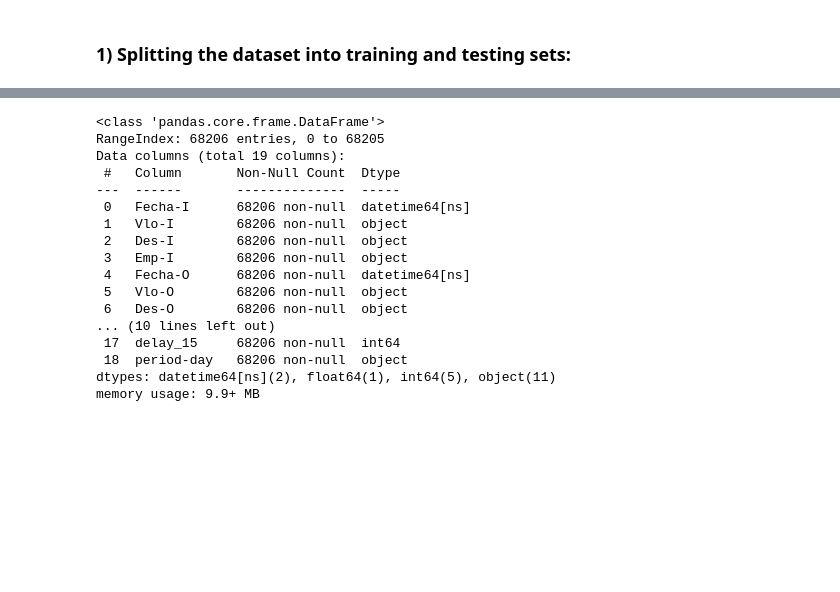
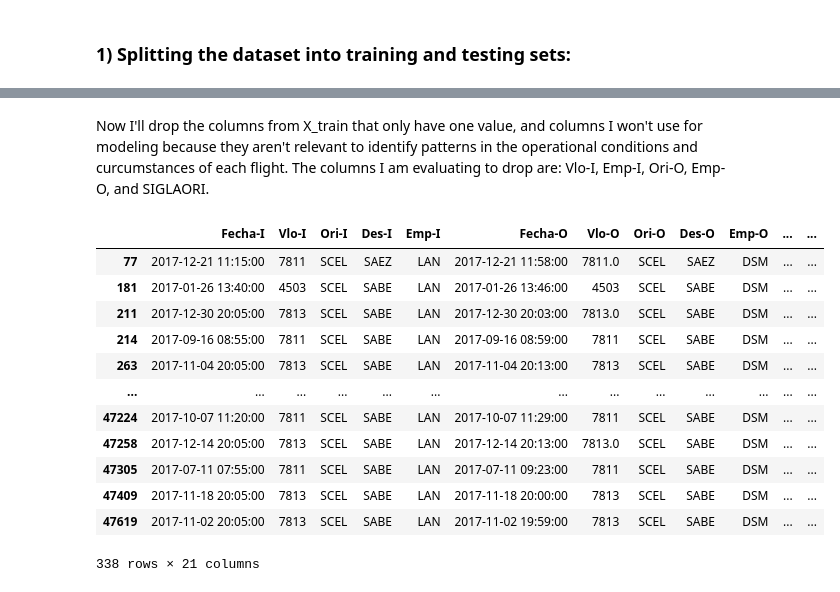
Before and after one commit to franejara/challenge-data-scientist, a Jupyter notebook: solution.ipynb, the cells around one changed output, grey strips where cells are left out. Cells and saved outputs as stored; diff of their text form; code cells hidden in the pictures; blank space fills up the shorter version.

```diff
--- a/solution.ipynb
+++ b/solution.ipynb
@@ -680,20 +602,0 @@ df.head()
-# %%
-df.info()
-# %% [output]
-<class 'pandas.core.frame.DataFrame'>
-RangeIndex: 68206 entries, 0 to 68205
-Data columns (total 19 columns):
- #   Column       Non-Null Count  Dtype
----  ------       --------------  -----
- 0   Fecha-I      68206 non-null  datetime64[ns]
- 1   Vlo-I        68206 non-null  object
- 2   Des-I        68206 non-null  object
- 3   Emp-I        68206 non-null  object
- 4   Fecha-O      68206 non-null  datetime64[ns]
- 5   Vlo-O        68206 non-null  object
- 6   Des-O        68206 non-null  object
-... (10 lines left out)
- 17  delay_15     68206 non-null  int64
- 18  period-day   68206 non-null  object
-dtypes: datetime64[ns](2), float64(1), int64(5), object(11)
-memory usage: 9.9+ MB
@@ -702,0 +603,19 @@ df.shape
+# %% [markdown]
+Now I'll drop the columns from X_train that only have one value, and columns I won't use for modeling because they aren't relevant to identify patterns in the operational conditions and curcumstances of each flight. The columns I am evaluating to drop are: Vlo-I, Emp-I, Ori-O, Emp-O, and SIGLAORI.
+# %%
+#Checking columns Emp-I and Emp-O  to decide if I will drop them. These columns show a code for the airline that operates the flight, and although most of the time it is the same code, there are sometimes that is not. So here I am checking how often the airline code changes between the scheduled and the operation. I want to see if they are enough to keep them:
+X_train_df[(X_train_df['Emp-I'] == 'LAN') & (X_train_df['Emp-O'] == 'DSM')]
+# %% [output]
+|  | Fecha-I | Vlo-I | Ori-I | Des-I | Emp-I | Fecha-O | Vlo-O | Ori-O | Des-O | Emp-O | ... | ... |
+| 77 | 2017-12-21 11:15:00 | 7811 | SCEL | SAEZ | LAN | 2017-12-21 11:58:00 | 7811.0 | SCEL | SAEZ | DSM | ... | ... |
+| 181 | 2017-01-26 13:40:00 | 4503 | SCEL | SABE | LAN | 2017-01-26 13:46:00 | 4503 | SCEL | SABE | DSM | ... | ... |
+| 211 | 2017-12-30 20:05:00 | 7813 | SCEL | SABE | LAN | 2017-12-30 20:03:00 | 7813.0 | SCEL | SABE | DSM | ... | ... |
+| 214 | 2017-09-16 08:55:00 | 7811 | SCEL | SABE | LAN | 2017-09-16 08:59:00 | 7811 | SCEL | SABE | DSM | ... | ... |
+| 263 | 2017-11-04 20:05:00 | 7813 | SCEL | SABE | LAN | 2017-11-04 20:13:00 | 7813 | SCEL | SABE | DSM | ... | ... |
+| ... | ... | ... | ... | ... | ... | ... | ... | ... | ... | ... | ... | ... |
+| 47224 | 2017-10-07 11:20:00 | 7811 | SCEL | SABE | LAN | 2017-10-07 11:29:00 | 7811 | SCEL | SABE | DSM | ... | ... |
+| 47258 | 2017-12-14 20:05:00 | 7813 | SCEL | SABE | LAN | 2017-12-14 20:13:00 | 7813.0 | SCEL | SABE | DSM | ... | ... |
+| 47305 | 2017-07-11 07:55:00 | 7811 | SCEL | SABE | LAN | 2017-07-11 09:23:00 | 7811 | SCEL | SABE | DSM | ... | ... |
+| 47409 | 2017-11-18 20:05:00 | 7813 | SCEL | SABE | LAN | 2017-11-18 20:00:00 | 7813 | SCEL | SABE | DSM | ... | ... |
+| 47619 | 2017-11-02 20:05:00 | 7813 | SCEL | SABE | LAN | 2017-11-02 19:59:00 | 7813 | SCEL | SABE | DSM | ... | ... |
+338 rows × 21 columns
```
Also changed, not shown: parts of 60 cells of this notebook.
